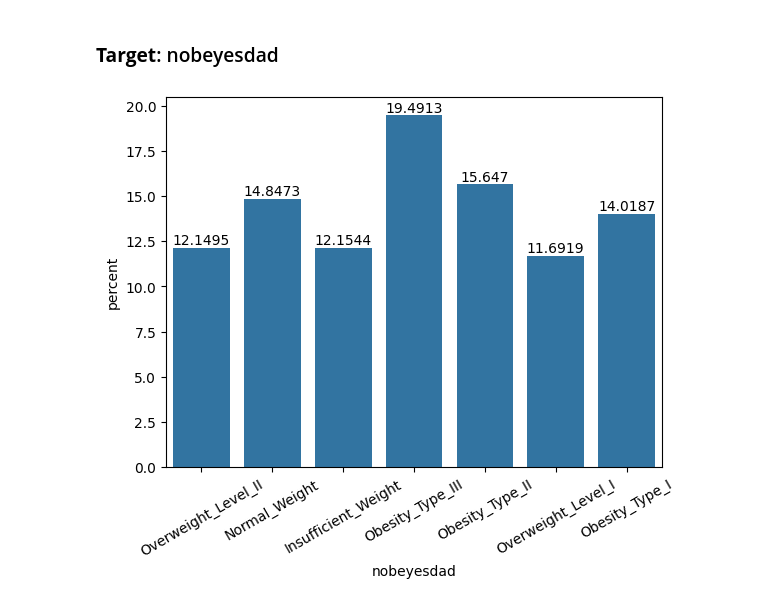
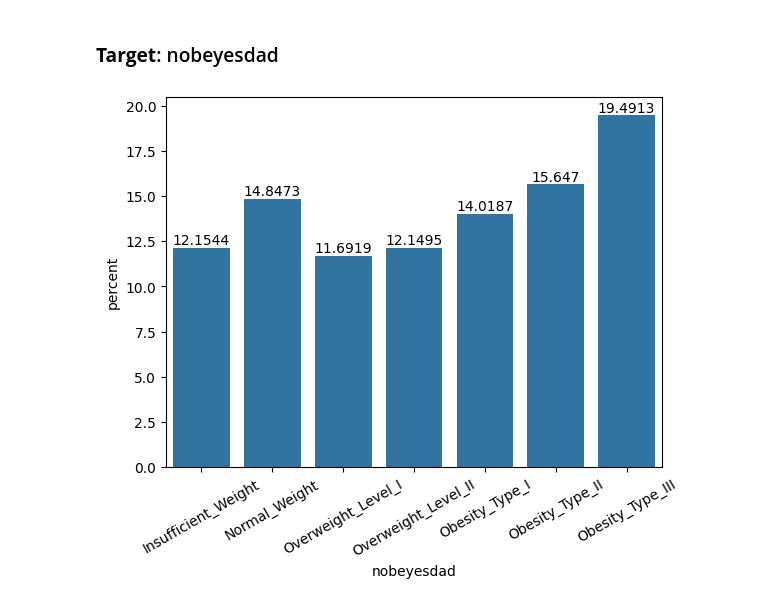
Before and after one commit to rodarribas/MachineLearning_ObesityRisk, a Jupyter notebook: notebooks/1_EDA.ipynb, the cells around one changed output. Cells and saved outputs as stored; diff of their text form; code cells hidden in the pictures.

```diff
--- a/notebooks/1_EDA.ipynb
+++ b/notebooks/1_EDA.ipynb
@@ -142,11 +151,9 @@ obesity_cat = CategoricalDtype(categories=obesity_types, ordered=True)
 
 train['nobeyesdad'] = train['nobeyesdad'].astype(obesity_cat)
 # %%
-# ax = sns.countplot(data=train, x='nobeyesdad', stat='percent', order=obesity_types)
-# for container in ax.containers:
-#     ax.bar_label(container)
-# ax.set_xticklabels(ax.get_xticklabels(), rotation=30);
+ax = sns.countplot(data=train, x='nobeyesdad', stat='percent', order=obesity_types)
+for container in ax.containers:
+    ax.bar_label(container)
+ax.set_xticklabels(ax.get_xticklabels(), rotation=30);
+# %% [output]
+[figure, added]
-# %%
-conteo(df=train, variable='nobeyesdad', stat='percent');
-# %% [output]
-[figure, removed]
```
Also changed, not shown: parts of 73 cells of this notebook.
